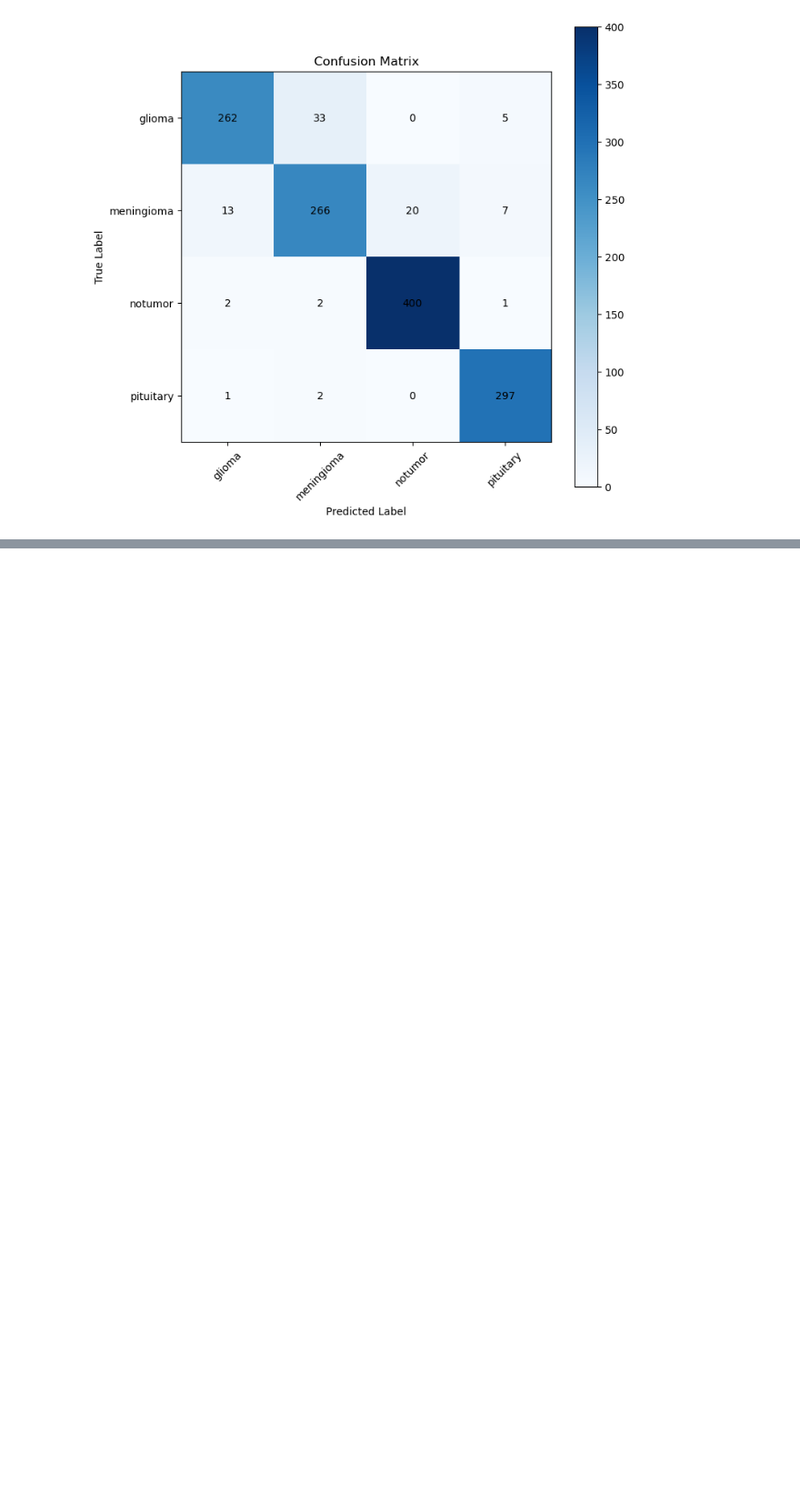
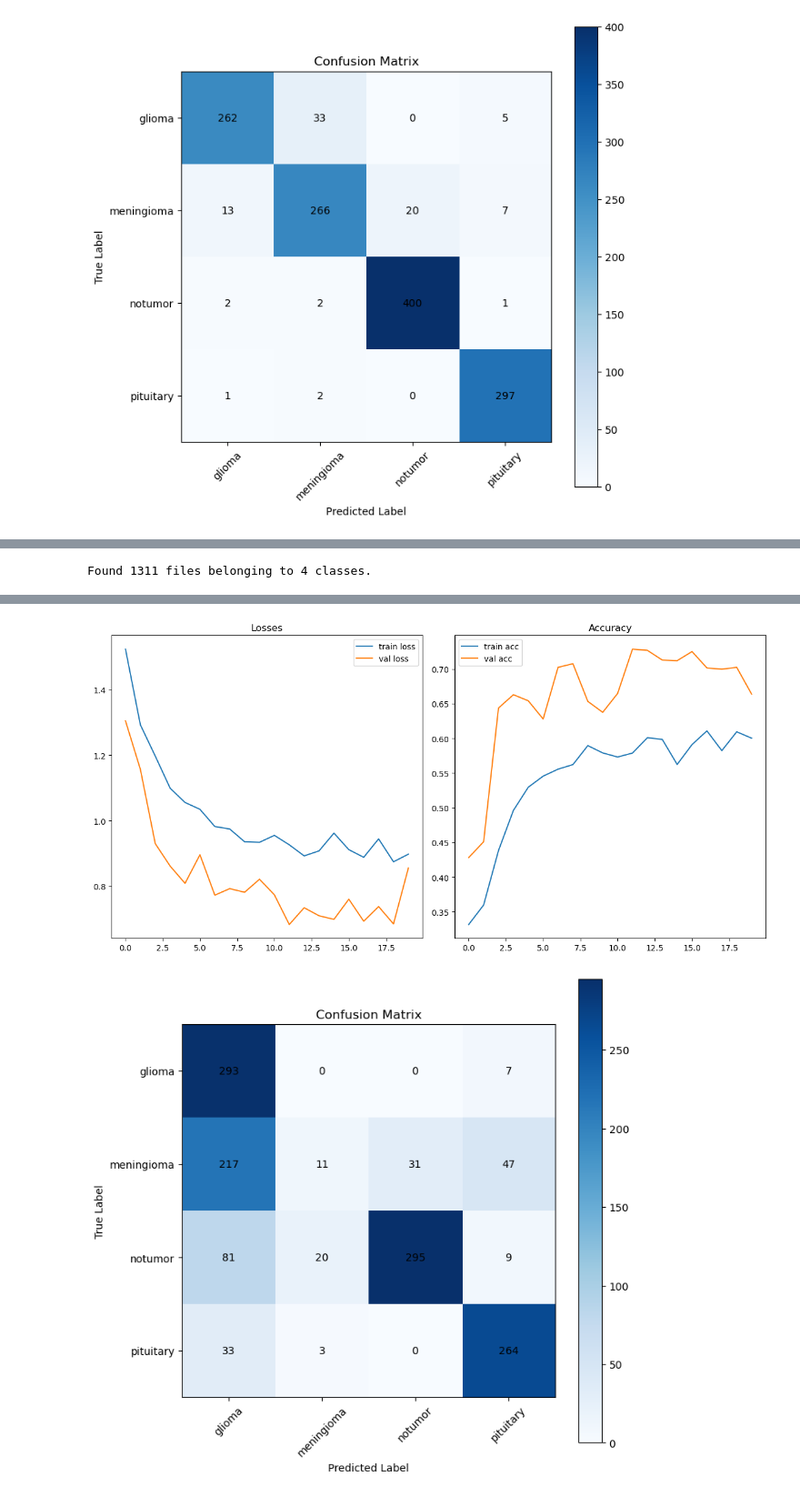
Before and after one commit to brain-scan-zh/challenge, a Jupyter notebook: notebooks/Brain_Tumor_Detector_Helper_SK.ipynb, the cells around one changed output, grey strips where cells are left out. Shown at 91% size. Cells and saved outputs as stored; diff of their text form; code cells hidden in the pictures; blank space fills up the shorter version.

```diff
--- a/notebooks/Brain_Tumor_Detector_Helper_SK.ipynb
+++ b/notebooks/Brain_Tumor_Detector_Helper_SK.ipynb
@@ -881,0 +1009,8 @@ ValueError: in user code:
+# %%
+# train the model with the dnn model
+
+history = model.fit(
+    train_ds,
+    validation_data=val_ds,
+    epochs=20
+)
@@ -881,0 +1154,8 @@ ValueError: in user code:
+# %%
+# train the model with the dnn model
+
+history = model.fit(
+    train_ds,
+    validation_data=val_ds,
+    epochs=20
+)
@@ -881,0 +1180,56 @@ ValueError: in user code:
+# %%
+
+
+# plot the training history
+
+plt.figure(figsize=(12, 6))
+
+plt.subplot(1, 2, 1)
+plt.plot(history.history['loss'], label='train loss')
+plt.plot(history.history['val_loss'], label='val loss')
+plt.legend()
+plt.title('Losses')
+
+plt.subplot(1, 2, 2)
+plt.plot(history.history['accuracy'], label='train acc')
+plt.plot(history.history['val_accuracy'], label='val acc')
+plt.legend()
+plt.title('Accuracy')
+
+plt.tight_layout()
+
+# evaluate the model on the test data
+
+test_labels, predictions = eval_model_on_test(model)
+
+# get the predicted labels
+
+predicted_labels = np.argmax(predictions, axis=1)
+
+# get the classification report
+
+print(classification_report(test_labels, predicted_labels, target_names=classes))
+
+# get the confusion matrix
+
+cm = confusion_matrix(test_labels, predicted_labels)
+
+plt.figure(figsize=(8, 8))
+plt.imshow(cm, cmap=plt.cm.Blues)
+plt.colorbar()
+plt.xticks(np.arange(4), classes, rotation=45)
+plt.yticks(np.arange(4), classes)
+plt.xlabel('Predicted Label')
+plt.ylabel('True Label')
+
+for i in range(4):
+    for j in range(4):
+        plt.text(j, i, cm[i, j], ha='center', va='center')
+
+plt.title('Confusion Matrix')
+plt.show()
+
+# save the model
+model.save('brain_tumor_classifier_aug_2_early_stop.h5')
+# %% [output]
+Found 1311 files belonging to 4 classes.
@@ -881,0 +1257,2 @@ ValueError: in user code:
+[figure, added]
+[figure, added]
```
Also changed, not shown: parts of 13 cells of this notebook, 1 other file.
